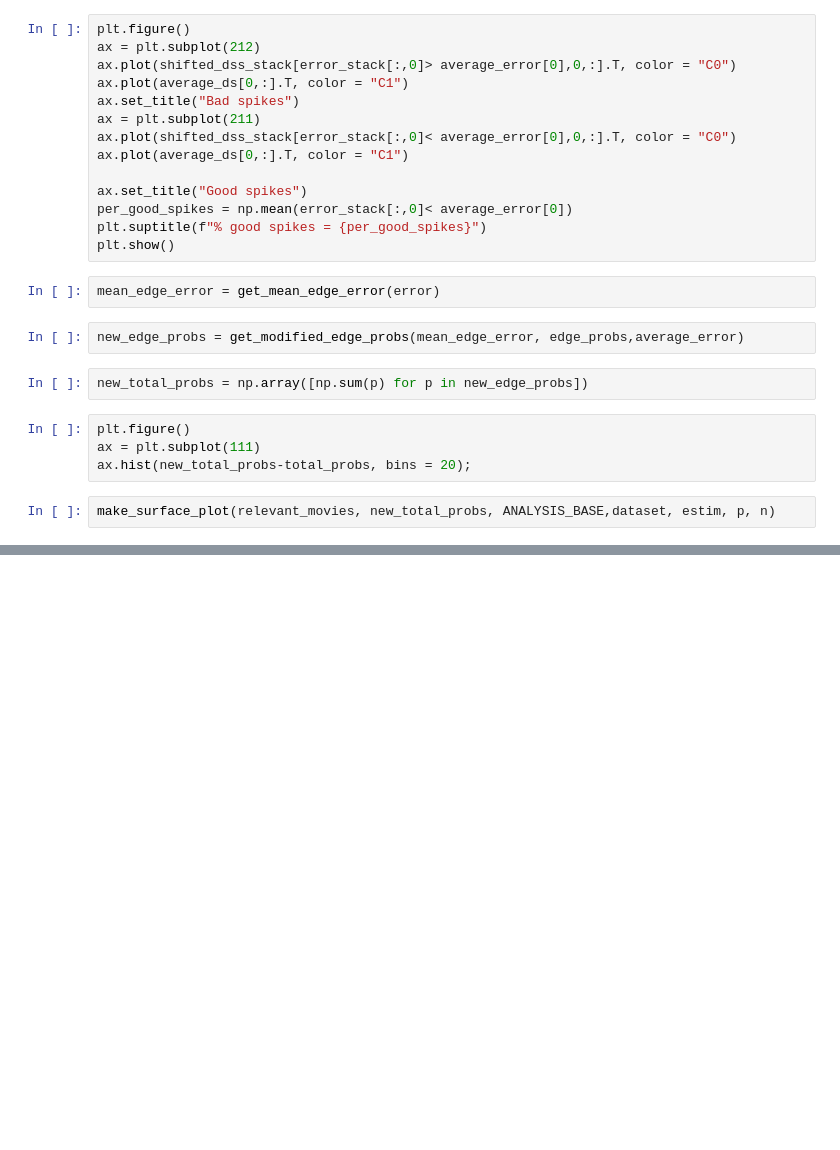
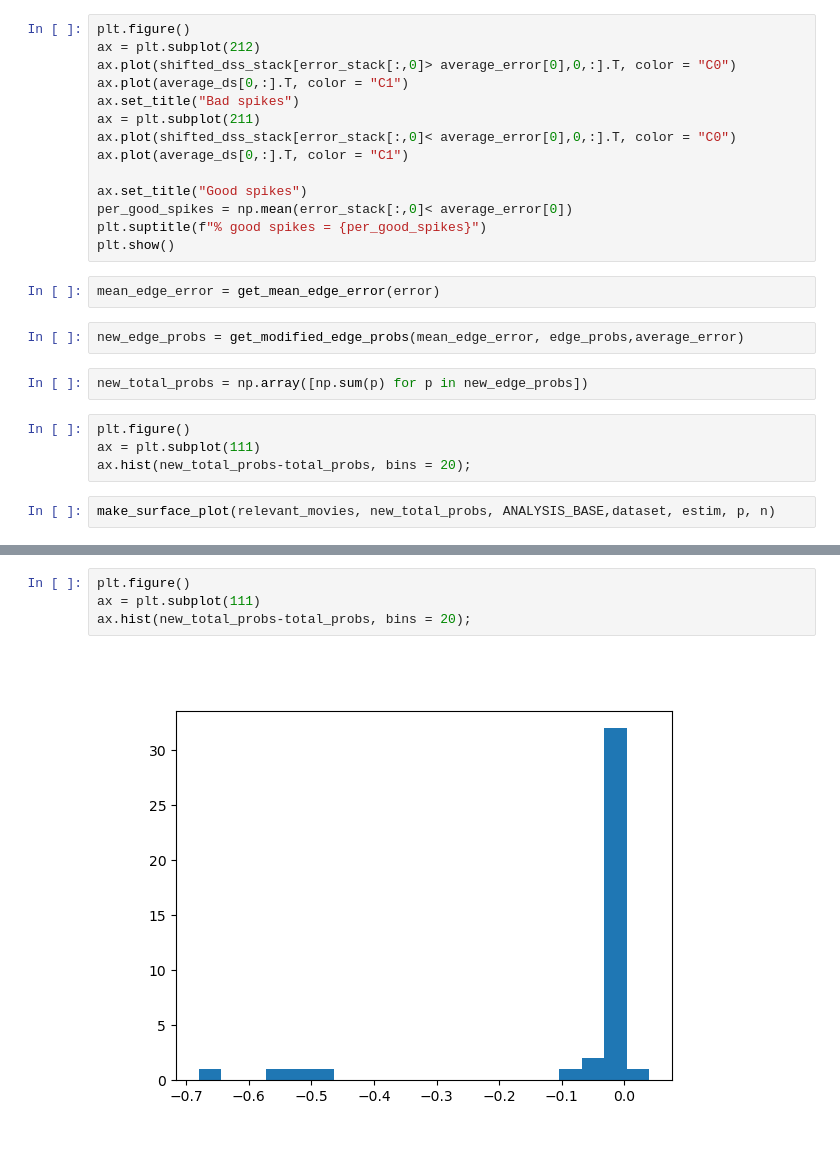
Before and after one commit to jefe-jeff/g-sort, a Jupyter notebook: scripts/post-process/bootstrap_error_analysis.ipynb, the cells around one changed output, grey strips where cells are left out. Saved outputs shown, nothing was run; the diff lists cells and outputs as text; blank space fills up the shorter version.

```diff
--- a/scripts/post-process/bootstrap_error_analysis.ipynb
+++ b/scripts/post-process/bootstrap_error_analysis.ipynb
@@ -102,0 +105,6 @@ make_surface_plot(relevant_movies, new_total_probs, ANALYSIS_BASE,dataset, estim
+# %%
+plt.figure()
+ax = plt.subplot(111)
+ax.hist(new_total_probs-total_probs, bins = 20);
+# %% [output]
+[figure, added]
```
Also changed, not shown: parts of 18 cells of this notebook.
